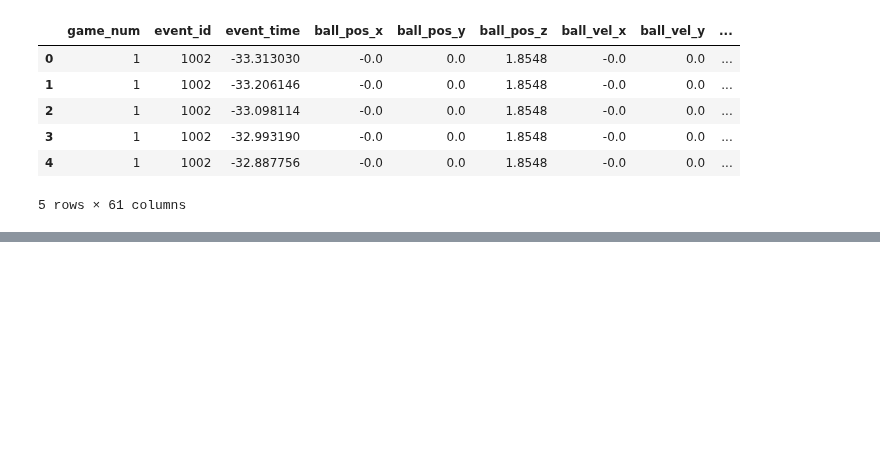
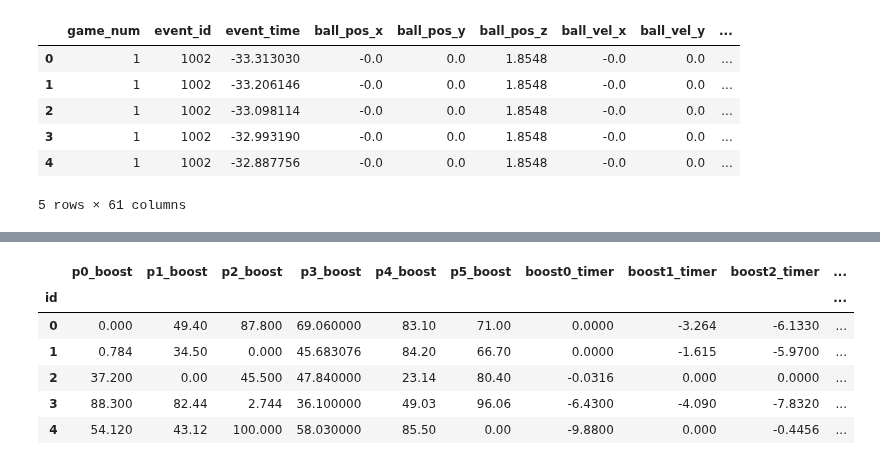
Before and after one commit to renaudjmathieu/Kaggle, a Jupyter notebook: Tabular Playground Series - Oct 2022/notebook.ipynb, the cells around one changed output, grey strips where cells are left out. Cells and saved outputs as stored; diff of their text form; code cells hidden in the pictures; blank space fills up the shorter version.

```diff
--- a/Tabular Playground Series - Oct 2022/notebook.ipynb
+++ b/Tabular Playground Series - Oct 2022/notebook.ipynb
@@ -30,0 +45,20 @@ test.head()
+# %%
+train = train.dropna()
+unseen = unseen.fillna(value=unseen.mean())
+# %%
+#calculate distance between ball and player
+def distance(x1, y1, z1, x2, y2, z2):
+    return np.sqrt((x1-x2)**2 + (y1-y2)**2 + (z1-z2)**2)
+
+#add distance column to train and test
+for i in range(0, 6):
+    train[f'p{i}_dis_ball'] = distance(train['ball_pos_x'], train['ball_pos_y'], train['ball_pos_z'], train[f'p{i}_pos_x'], train[f'p{i}_pos_y'], train[f'p{i}_pos_z'])
+    unseen[f'p{i}_dis_ball'] = distance(unseen['ball_pos_x'], unseen['ball_pos_y'], unseen['ball_pos_z'], unseen[f'p{i}_pos_x'], unseen[f'p{i}_pos_y'], unseen[f'p{i}_pos_z'])
+# %%
+#remove unnecessary columns
+train.drop(['ball_pos_x', 'ball_pos_y', 'ball_pos_z', 'ball_vel_x', 'ball_vel_y', 'ball_vel_z'], axis=1, inplace=True)
+unseen.drop(['ball_pos_x', 'ball_pos_y', 'ball_pos_z', 'ball_vel_x', 'ball_vel_y', 'ball_vel_z'], axis=1, inplace=True)
+
+for i in range(0, 6):
+    train.drop([f'p{i}_pos_x', f'p{i}_pos_y', f'p{i}_pos_z', f'p{i}_vel_x', f'p{i}_vel_y', f'p{i}_vel_z'], axis=1, inplace=True)
+    unseen.drop([f'p{i}_pos_x', f'p{i}_pos_y', f'p{i}_pos_z', f'p{i}_vel_x', f'p{i}_vel_y', f'p{i}_vel_z'], axis=1, inplace=True)
@@ -30,0 +74,10 @@ test.head()
+# %%
+unseen.head()
+# %% [output]
+|  | p0_boost | p1_boost | p2_boost | p3_boost | p4_boost | p5_boost | boost0_timer | boost1_timer | boost2_timer | ... |
+| id |  |  |  |  |  |  |  |  |  | ... |
+| 0 | 0.000 | 49.40 | 87.800 | 69.060000 | 83.10 | 71.00 | 0.0000 | -3.264 | -6.1330 | ... |
+| 1 | 0.784 | 34.50 | 0.000 | 45.683076 | 84.20 | 66.70 | 0.0000 | -1.615 | -5.9700 | ... |
+| 2 | 37.200 | 0.00 | 45.500 | 47.840000 | 23.14 | 80.40 | -0.0316 | 0.000 | 0.0000 | ... |
+| 3 | 88.300 | 82.44 | 2.744 | 36.100000 | 49.03 | 96.06 | -6.4300 | -4.090 | -7.8320 | ... |
+| 4 | 54.120 | 43.12 | 100.000 | 58.030000 | 85.50 | 0.00 | -9.8800 | 0.000 | -0.4456 | ... |
```
Also changed, not shown: parts of 12 cells of this notebook.
